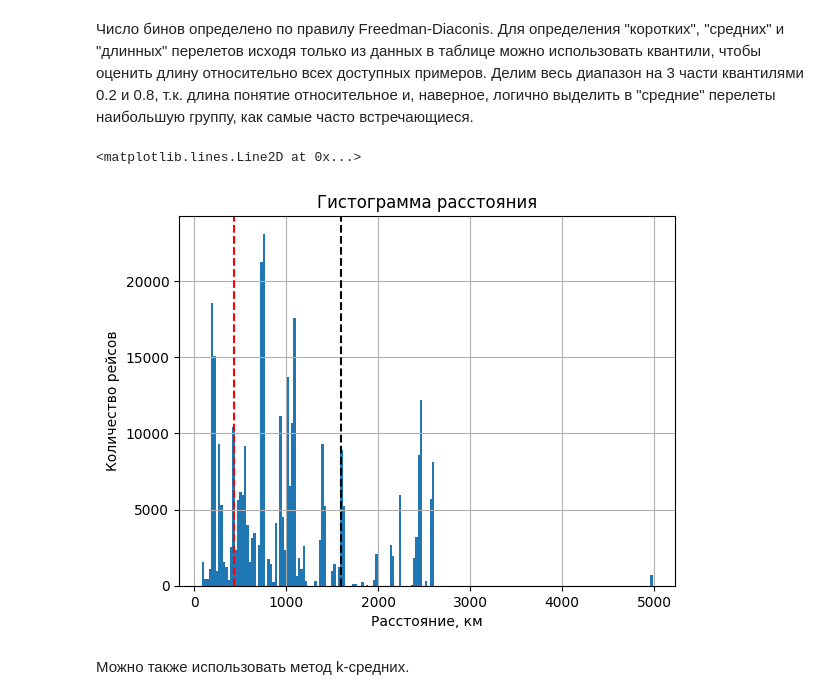
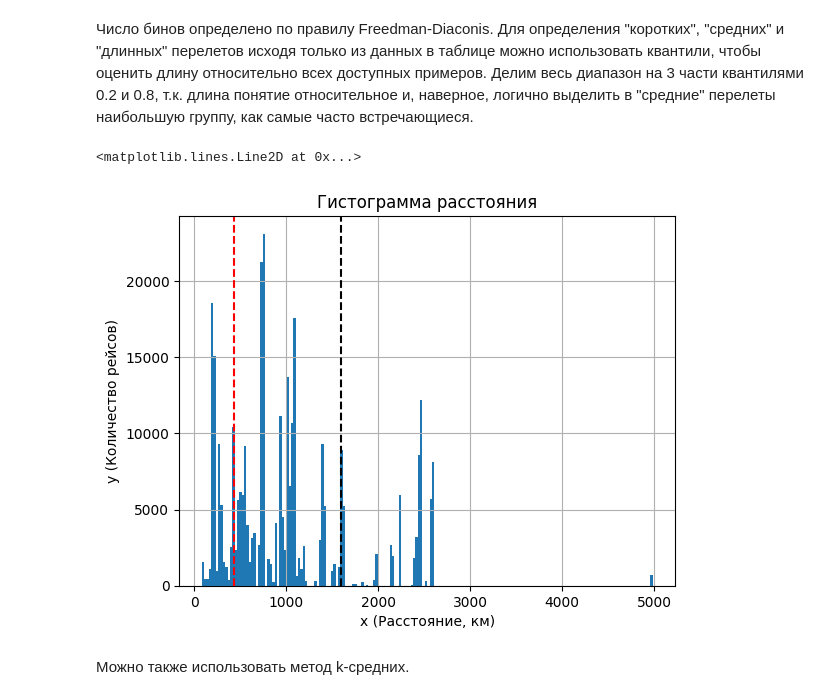
Before and after one commit to nstsnsts/msu_statistics_course, a Jupyter notebook: statistics_assignment.ipynb, the cells around one changed output. Drawn from its saved outputs; the diff is of its cells as text; code cells hidden in the pictures.

```diff
--- a/statistics_assignment.ipynb
+++ b/statistics_assignment.ipynb
@@ -88,15 +91,15 @@ plt.show()
 # %%
 short = raw_df.distance.quantile(0.2)
 average = raw_df.distance.quantile(0.8)
 raw_df.hist(column='distance', bins='auto')
 plt.title('Гистограмма расстояния')
-plt.xlabel('Расстояние, км')
-plt.ylabel('Количество рейсов')
+plt.xlabel('x (Расстояние, км)')
+plt.ylabel('y (Количество рейсов)')
 plt.axvline(x=short, color='r', linestyle='--', label='Короткие перелеты')
 plt.axvline(x=average, color='black', linestyle='--', label='Средние перелеты')
 # %% [output]
 <matplotlib.lines.Line2D at 0x...>
-[figure, old version]
+[figure, new version]
 # %% [markdown]
 Можно также использовать метод k-средних.
 # %%
```
Also changed, not shown: parts of 24 cells of this notebook.
